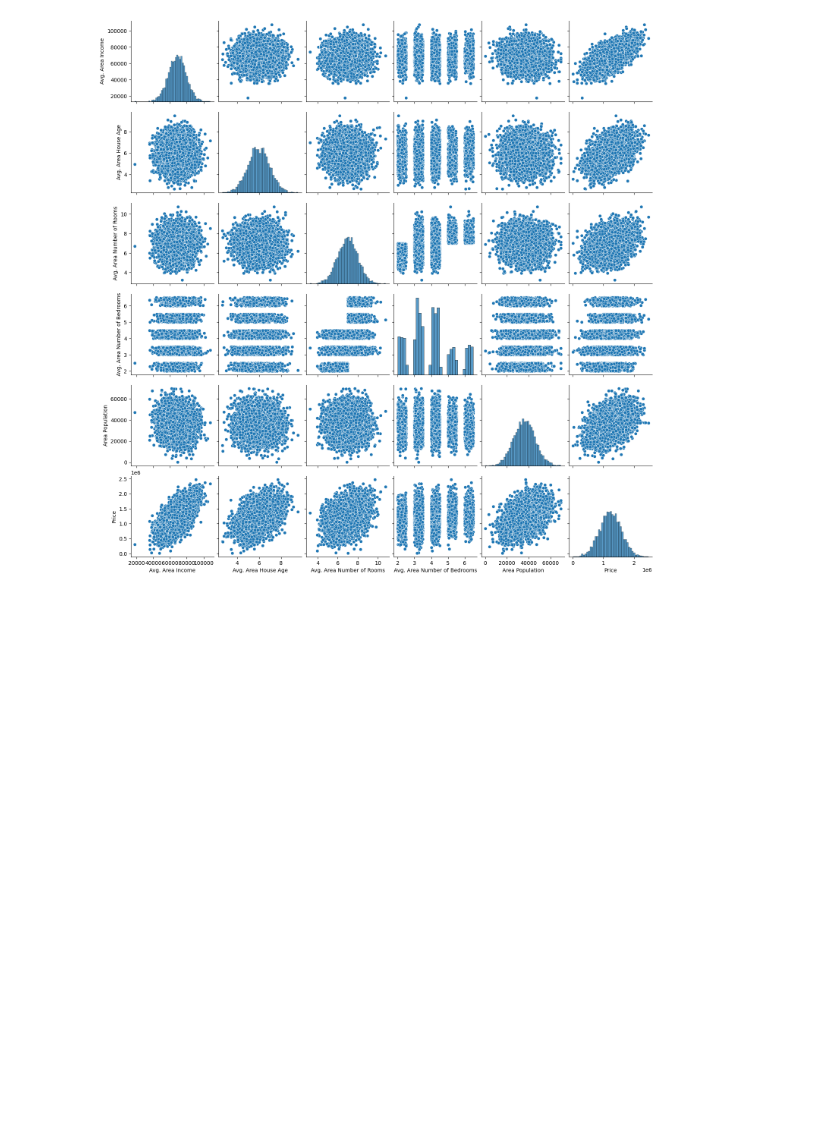
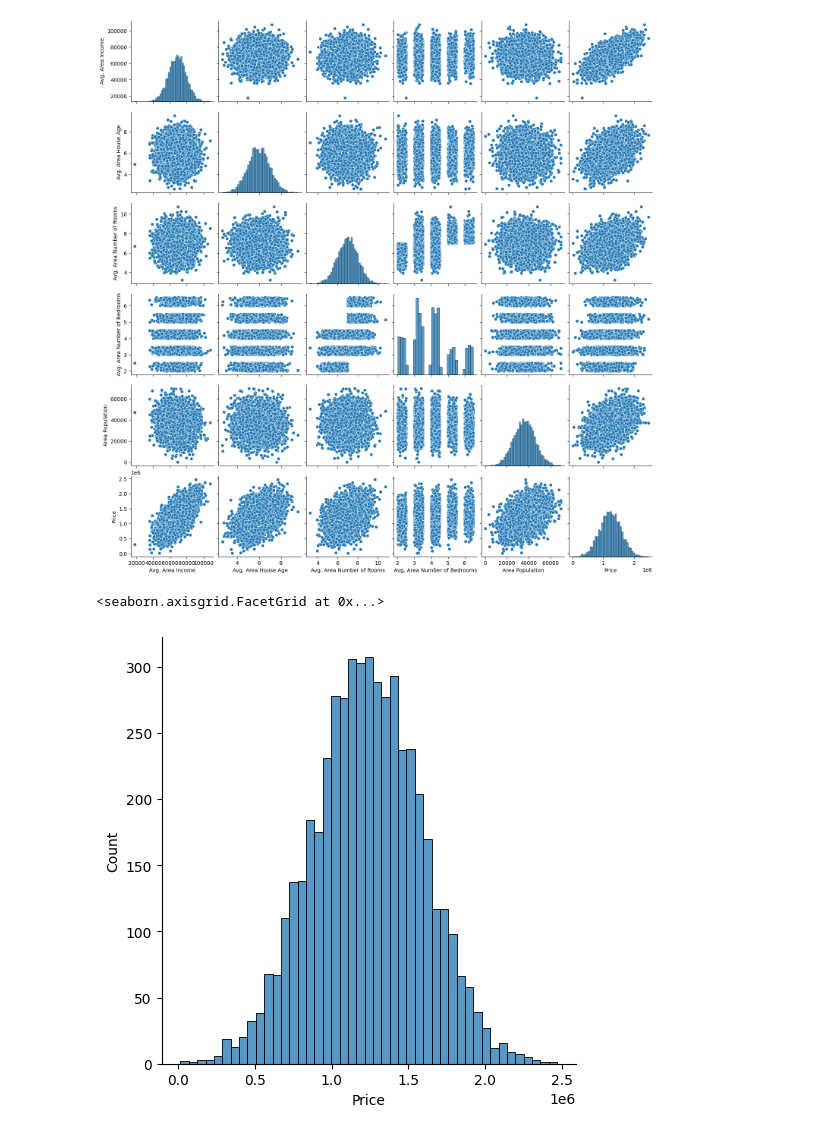
Before and after one commit to namelessace01/First_ML_Model, a Jupyter notebook: Project1.ipynb, the cells around one changed output. Saved outputs shown, nothing was run; the diff lists cells and outputs as text; code cells hidden in the pictures; blank space fills up the shorter version.

Commit message:
Data Visualization

```diff
--- a/Project1.ipynb
+++ b/Project1.ipynb
@@ -113,3 +113,10 @@ sns.pairplot(df_USAhousing)
 # %% [output]
 <seaborn.axisgrid.PairGrid at 0x...>
 [figure]
+# %%
+# I will train a linear regression model to predict housing price.
+# First a visual on the prices using seaborn again
+sns.displot(df_USAhousing["Price"])
+# %% [output]
+<seaborn.axisgrid.FacetGrid at 0x...>
+[figure, added]
```
Also changed, not shown: parts of 1 cell of this notebook.
